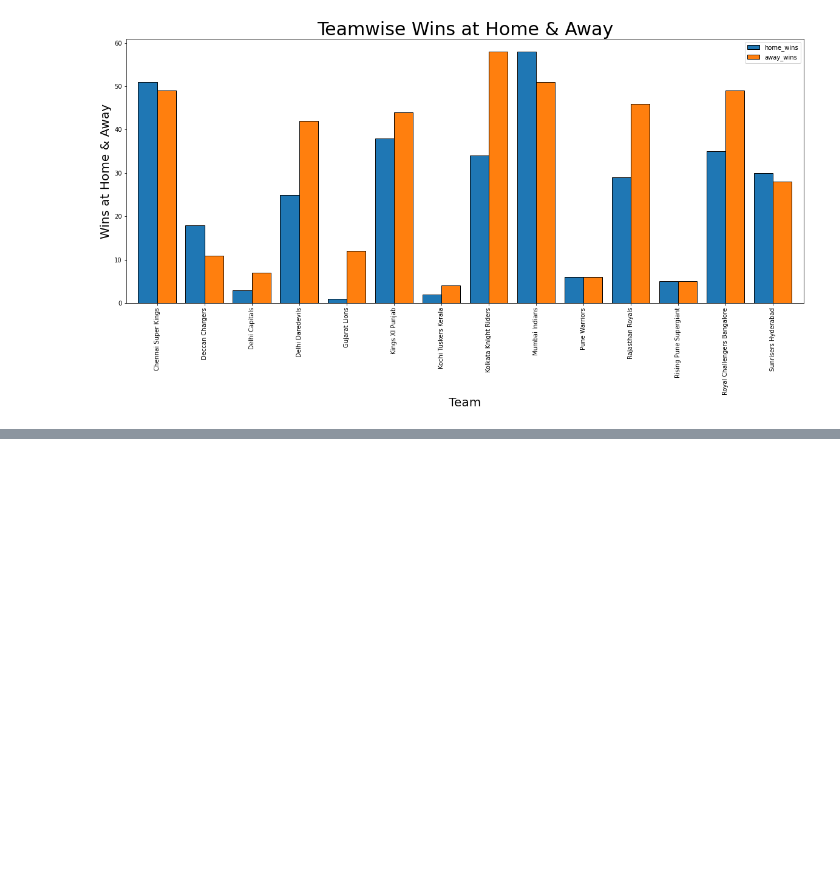
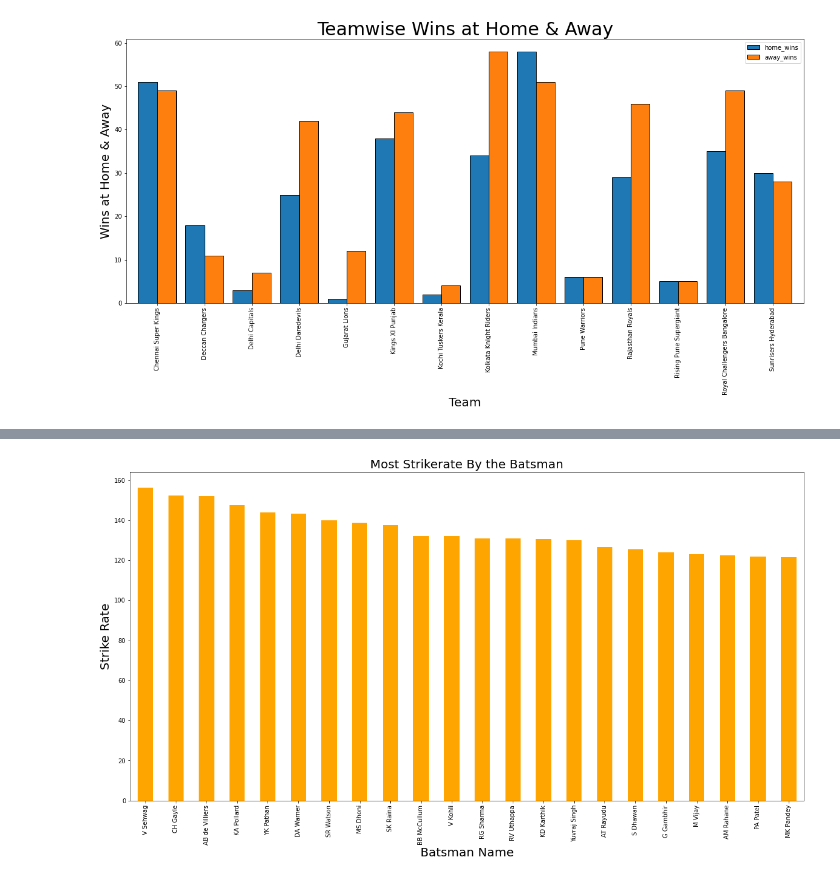
Before and after one commit to Pradip240/IPL-T20-Cricket-Analysis, a Jupyter notebook: Hrithik__IPL_T20_Cricket_Analysis_Capstone_Project.ipynb, the cells around one changed output, grey strips where cells are left out. Cells and saved outputs as stored; diff of their text form; code cells hidden in the pictures; blank space fills up the shorter version.

```diff
--- a/Hrithik__IPL_T20_Cricket_Analysis_Capstone_Project.ipynb
+++ b/Hrithik__IPL_T20_Cricket_Analysis_Capstone_Project.ipynb
@@ -155,0 +293,6 @@ Text(0, 0.5, 'Wins at Home & Away')
+# %%
+batsman_strikerate = pd.DataFrame(most_runs_average_strikerate_df.groupby(['batsman']).agg({'total_runs' : 'sum','numberofballs' : 'sum'}))
+batsman_strikerate['strikerate'] = batsman_strikerate['total_runs']/batsman_strikerate['numberofballs']*100
+batsman_strikerate = batsman_strikerate.sort_values(by ='strikerate' , ascending = False)
+batsman_strikerate[batsman_strikerate['total_runs'] > 2500]
+# We have taken runs greater then 2500 So that we take a significant amount of runs
@@ -155,0 +318,12 @@ Text(0, 0.5, 'Wins at Home & Away')
+# %%
+## Create the figure object(Most Strikerate By the Batsman)
+
+plt.rcParams['figure.figsize'] = 20,10
+colors = (np.linspace(0,1,len(batsman_strikerate[batsman_strikerate['total_runs'] > 2500])))
+batsman_strikerate[batsman_strikerate['total_runs'] > 2500].plot(kind = 'bar',y = "strikerate", color = 'orange',legend = '',fontsize = 10)
+plt.title("Most Strikerate By the Batsman",fontsize = 20)
+plt.xlabel('Batsman Name',fontsize = 20)
+plt.ylabel('Strike Rate',fontsize = 20)
+plt.show()
+# %% [output]
+[figure, added]
```
Also changed, not shown: parts of 18 cells of this notebook.
